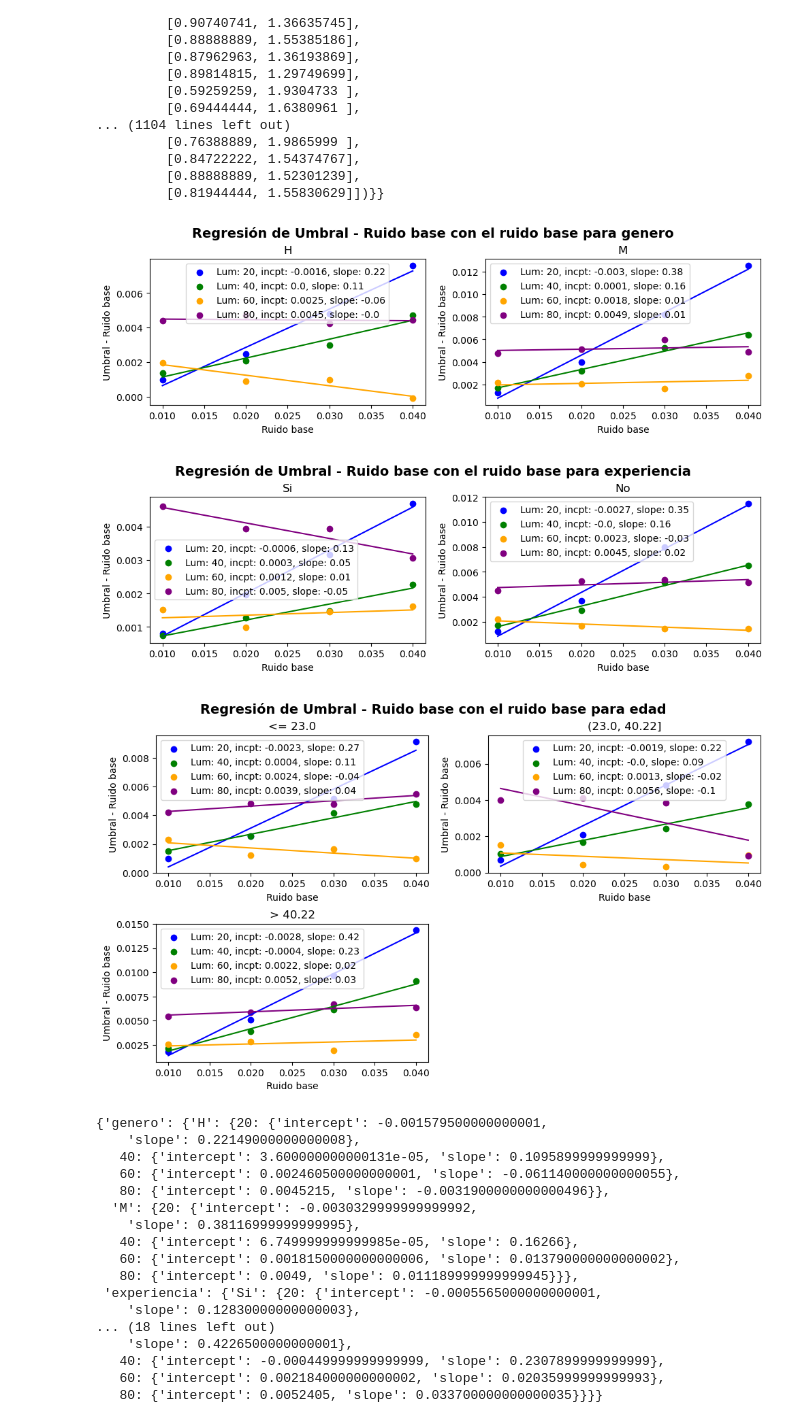
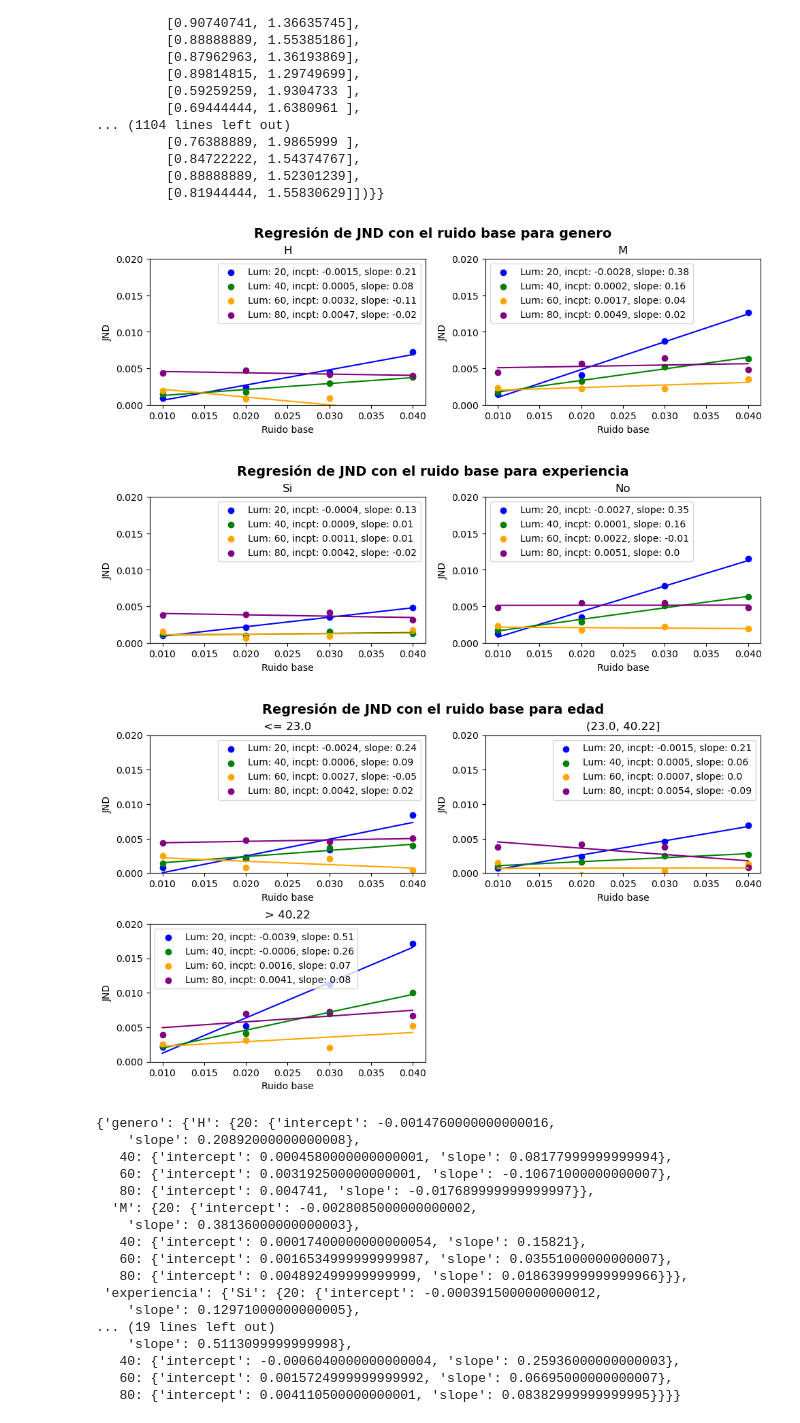
Before and after one commit to Luismikudo/tfm-noise-detection, a Jupyter notebook: plot_tipo_user.ipynb, the cells around one changed output. Drawn from its saved outputs; the diff is of its cells as text; code cells hidden in the pictures.

Commit message:
plot scale refactor

```diff
--- a/plot_tipo_user.ipynb
+++ b/plot_tipo_user.ipynb
@@ -90,7 +90,7 @@ for i, luminancia in enumerate(unique_luminancias):
 
 axs[0, 0].set_title('UPV')
 axs[0, 0].set_xlabel('Ruido base')
-axs[0, 0].set_ylabel('Umbral - Ruido base')
+axs[0, 0].set_ylabel('JND')
 axs[0, 0].legend()
 
 ruido_base = np.array([i[0] for row in data_ugr for i in row])
@@ -114,7 +114,8 @@ for i, luminancia in enumerate(unique_luminancias):
 
 axs[0, 1].set_title('UGR')
 axs[0, 1].set_xlabel('Ruido base')
-axs[0, 1].set_ylabel('Umbral - Ruido base')
+axs[0, 1].set_ylabel('JND')
+axs[0, 1].set_ylim([0, 0.014])
 axs[0, 1].legend()
 
 ruido_base = np.array([i[0] for row in data_total for i in row])
@@ -138,7 +139,8 @@ for i, luminancia in enumerate(unique_luminancias):
 
 axs[1, 0].set_title('TOTAL')
 axs[1, 0].set_xlabel('Ruido base')
-axs[1, 0].set_ylabel('Umbral - Ruido base')
+axs[1, 0].set_ylabel('JND')
+axs[1, 0].set_ylim([0, 0.014])
 axs[1, 0].legend()
 
 # Remover el último subplot vacío
@@ -150,7 +152,7 @@ plt.tight_layout()
 # Ajustar los espacios entre subplots
 plt.subplots_adjust(top=0.9, bottom=0.1)
 
-fig.suptitle("Umbral - Ruido base con el ruido base", fontsize=14, fontweight='bold')
+fig.suptitle("JND (Diferencia justamente perceptible) con el ruido base", fontsize=14, fontweight='bold')
 
 # Mostrar la figura
 plt.show()
@@ -194,9 +196,10 @@ for uni, valores in valores_regresion_uni.items():
     y_smooth_cubico = np.polyval(coeffs_cubico, x_smooth)
 
     # Fórmulas explícitas de los ajustes
-    formula_lineal = 'y = {:.4f}x + {:.4f}'.format(coeffs_lineal[0], coeffs_lineal[1])
-    formula_cuadratica = 'y = {:.4f}x^2 + {:.4f}x + {:.4f}'.format(coeffs_cuadratico[0], coeffs_cuadratico[1], coeffs_cuadratico[2])
-    formula_cubica = 'y = {:.4f}x^3 + {:.4f}x^2 + {:.4f}x + {:.4f}'.format(coeffs_cubico[0], coeffs_cubico[1], coeffs_cubico[2], coeffs_cubico[3])
+
+    formula_lineal = 'y = {:.3e}x + {:.3e}'.format(coeffs_lineal[0], coeffs_lineal[1])
+    formula_cuadratica = 'y = {:.2e}x^2 + {:.2e}x + {:.2e}'.format(coeffs_cuadratico[0], coeffs_cuadratico[1], coeffs_cuadratico[2])
+    formula_cubica = 'y = {:.0e}x^3 + {:.0e}x^2 + {:.0e}x + {:.0e}'.format(coeffs_cubico[0], coeffs_cubico[1], coeffs_cubico[2], coeffs_cubico[3])
 
     axs[x_graph, count_segment_local].plot(x_smooth, y_smooth_lineal, color='green', label=formula_lineal)
     axs[x_graph, count_segment_local].plot(x_smooth, y_smooth_cuadratico, color='orange', label=formula_cuadratica)
@@ -205,6 +208,7 @@ for uni, valores in valores_regresion_uni.items():
     axs[x_graph, count_segment_local].set_title(f'{uni}')
     axs[x_graph, count_segment_local].set_xlabel('Luminancia')
     axs[x_graph, count_segment_local].set_ylabel('Pendiente (K)')
+    axs[x_graph, count_segment_local].set_ylim([-0.1, 0.5])
     axs[x_graph, count_segment_local].legend()
 
     count_segment = count_segment + 1
@@ -218,7 +222,7 @@ plt.tight_layout()
 # Ajustar los espacios entre subplots
 plt.subplots_adjust(top=0.9, bottom=0.1)
 
-fig.suptitle(f"Pendiente de la regresión del Umbral - ruido base contra la luminancia para Universidades", fontsize=14, fontweight='bold')
+fig.suptitle(f"Pendiente de la regresión de la JND contra la luminancia para Universidades", fontsize=14, fontweight='bold')
 
 # Mostrar la figura
 plt.show()
@@ -247,9 +251,9 @@ for uni, valores in valores_regresion_uni.items():
     y_smooth_cubico = np.polyval(coeffs_cubico, x_smooth)
 
     # Fórmulas explícitas de los ajustes
-    formula_lineal = 'y = {:.4f}x + {:.4f}'.format(coeffs_lineal[0], coeffs_lineal[1])
-    formula_cuadratica = 'y = {:.4f}x^2 + {:.4f}x + {:.4f}'.format(coeffs_cuadratico[0], coeffs_cuadratico[1], coeffs_cuadratico[2])
-    formula_cubica = 'y = {:.4f}x^3 + {:.4f}x^2 + {:.4f}x + {:.4f}'.format(coeffs_cubico[0], coeffs_cubico[1], coeffs_cubico[2], coeffs_cubico[3])
+    formula_lineal = 'y = {:.3e}x + {:.3e}'.format(coeffs_lineal[0], coeffs_lineal[1])
+    formula_cuadratica = 'y = {:.2e}x^2 + {:.2e}x + {:.2e}'.format(coeffs_cuadratico[0], coeffs_cuadratico[1], coeffs_cuadratico[2])
+    formula_cubica = 'y = {:.0e}x^3 + {:.0e}x^2 + {:.0e}x + {:.0e}'.format(coeffs_cubico[0], coeffs_cubico[1], coeffs_cubico[2], coeffs_cubico[3])
 
     axs[x_graph, count_segment_local].plot(x_smooth, y_smooth_lineal, color='green', label=formula_lineal)
     axs[x_graph, count_segment_local].plot(x_smooth, y_smooth_cuadratico, color='orange', label=formula_cuadratica)
@@ -258,6 +262,7 @@ for uni, valores in valores_regresion_uni.items():
     axs[x_graph, count_segment_local].set_title(f'{uni}')
     axs[x_graph, count_segment_local].set_xlabel('Luminancia')
     axs[x_graph, count_segment_local].set_ylabel('Término independiente')
+    axs[x_graph, count_segment_local].set_ylim([-0.003, 0.0055])
     axs[x_graph, count_segment_local].legend()
 
     count_segment = count_segment + 1
@@ -271,7 +276,7 @@ plt.tight_layout()
 # Ajustar los espacios entre subplots
 plt.subplots_adjust(top=0.9, bottom=0.1)
 
-fig.suptitle("Término independiente del Umbral - ruido base contra la luminancia para Universidades", fontsize=14, fontweight='bold')
+fig.suptitle("Término independiente de la JND contra la luminancia para Universidades", fontsize=14, fontweight='bold')
 
 # Mostrar la figura
 plt.show()
@@ -354,55 +359,56 @@ for estadistica, grupo in mean_result_agrupado.items():
                 x_graph = 1
                 count_segment_local = count_segment-2
             # Graficar los resultados
             axs[x_graph, count_segment_local].scatter(luminancia_ruido_base, luminancia_diferencias, color=colors[i], label="Lum: {}, incpt: {}, slope: {}".format(luminancia, round(intercept,4), round(slope,2)))
             axs[x_graph, count_segment_local].plot(luminancia_ruido_base, intercept + slope * luminancia_ruido_base, color=colors[i])
 
             axs[x_graph, count_segment_local].set_title(f'{segmento}')
             axs[x_graph, count_segment_local].set_xlabel('Ruido base')
-            axs[x_graph, count_segment_local].set_ylabel('Umbral - Ruido base')
+            axs[x_graph, count_segment_local].set_ylabel('JND')
+            axs[x_graph, count_segment_local].set_ylim([0, 0.02])
             axs[x_graph, count_segment_local].legend()
 
         count_segment = count_segment + 1
 
     # Eliminar subplots vacíos
     if len(grupo.keys()) < 3:
         fig.delaxes(axs[1, 0])
     if len(grupo.keys()) < 4:
         fig.delaxes(axs[1, 1])
 
     # Ajustar los espacios entre subplots
     plt.tight_layout()
 
     # Ajustar los espacios entre subplots
     plt.subplots_adjust(top=0.9, bottom=0.1)
 
-    fig.suptitle(f"Regresión de Umbral - Ruido base con el ruido base para {estadistica}", fontsize=14, fontweight='bold')
+    fig.suptitle(f"Regresión de JND con el ruido base para {estadistica}", fontsize=14, fontweight='bold')
 
     # Mostrar la figura
     plt.show()
 
 valores_regresion
 # %% [output]
-[figure, old version]
+[figure, new version]
-[figure, old version]
+[figure, new version]
-[figure, old version]
+[figure, new version]
-{'genero': {'H': {20: {'intercept': -0.001579500000000001,
-    'slope': 0.22149000000000008},
-   40: {'intercept': 3.600000000000131e-05, 'slope': 0.1095899999999999},
-   60: {'intercept': 0.002460500000000001, 'slope': -0.061140000000000055},
-   80: {'intercept': 0.0045215, 'slope': -0.0031900000000000496}},
-  'M': {20: {'intercept': -0.0030329999999999992,
-    'slope': 0.38116999999999995},
-   40: {'intercept': 6.749999999999985e-05, 'slope': 0.16266},
-   60: {'intercept': 0.0018150000000000006, 'slope': 0.013790000000000002},
-   80: {'intercept': 0.0049, 'slope': 0.011189999999999945}}},
- 'experiencia': {'Si': {20: {'intercept': -0.0005565000000000001,
-    'slope': 0.12830000000000003},
-... (18 lines left out)
-    'slope': 0.4226500000000001},
-   40: {'intercept': -0.000449999999999999, 'slope': 0.2307899999999999},
-   60: {'intercept': 0.002184000000000002, 'slope': 0.02035999999999993},
-   80: {'intercept': 0.0052405, 'slope': 0.033700000000000035}}}}
+{'genero': {'H': {20: {'intercept': -0.0014760000000000016,
+    'slope': 0.20892000000000008},
+   40: {'intercept': 0.0004580000000000001, 'slope': 0.08177999999999994},
+   60: {'intercept': 0.003192500000000001, 'slope': -0.10671000000000007},
+   80: {'intercept': 0.004741, 'slope': -0.017689999999999997}},
+  'M': {20: {'intercept': -0.0028085000000000002,
+    'slope': 0.38136000000000003},
+   40: {'intercept': 0.00017400000000000054, 'slope': 0.15821},
+   60: {'intercept': 0.0016534999999999987, 'slope': 0.03551000000000007},
+   80: {'intercept': 0.004892499999999999, 'slope': 0.018639999999999966}}},
+ 'experiencia': {'Si': {20: {'intercept': -0.0003915000000000012,
+    'slope': 0.12971000000000005},
+... (19 lines left out)
+    'slope': 0.5113099999999998},
+   40: {'intercept': -0.0006040000000000004, 'slope': 0.25936000000000003},
+   60: {'intercept': 0.0015724999999999992, 'slope': 0.06695000000000007},
+   80: {'intercept': 0.004110500000000001, 'slope': 0.08382999999999995}}}}
 # %%
 for estadistica, grupo in valores_regresion.items():
     fig, axs = plt.subplots(2, 2, figsize=(10, 6))
```
Also changed, not shown: parts of 5 cells of this notebook, 8 other files.
